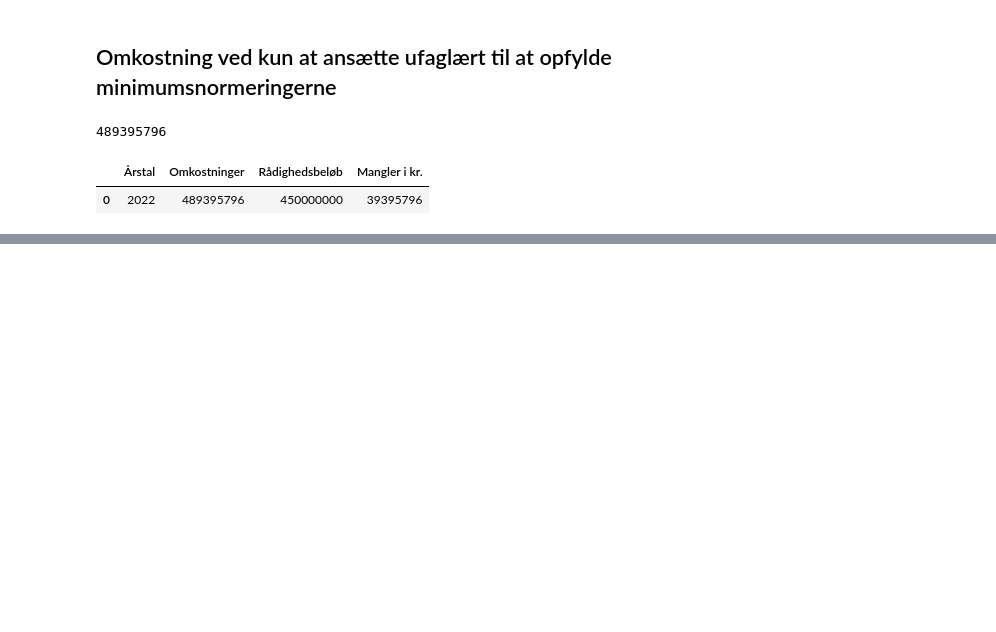
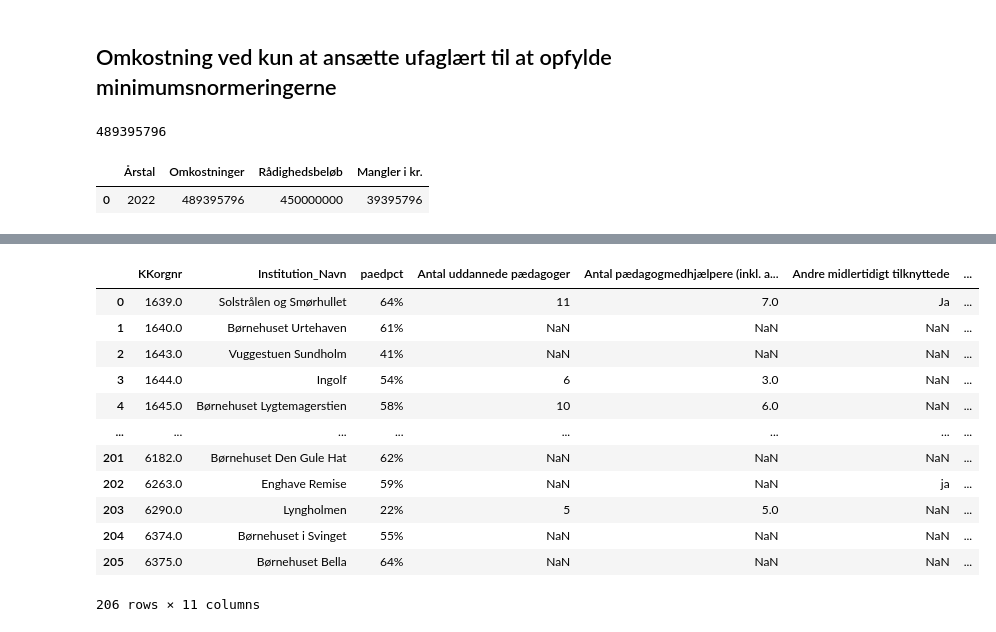
Before and after one commit to MariaSilke/DO21Eksamen, a Jupyter notebook: Normeringer i Københavns Kommune.ipynb, the cells around one changed output, grey strips where cells are left out. Saved outputs shown, nothing was run; the diff lists cells and outputs as text; code cells hidden in the pictures; blank space fills up the shorter version.

```diff
--- a/Normeringer i Københavns Kommune.ipynb
+++ b/Normeringer i Københavns Kommune.ipynb
@@ -536,0 +1240,18 @@ omkost1
+# %%
+# Ændrer navnet på nogle af kolonnerne
+dfInst.rename(columns = {'Andel af pæd personale, der er uddannet 2020' : 'paedpct', 'Børn pr. voksen (rundet op)' : 'Normering'}, inplace = True)
+dfInst
+# %% [output]
+|  | KKorgnr | Institution_Navn | paedpct | Antal uddannede pædagoger | Antal pædagogmedhjælpere (inkl. a... | Andre midlertidigt tilknyttede | ... |
+| 0 | 1639.0 | Solstrålen og Smørhullet | 64% | 11 | 7.0 | Ja | ... |
+| 1 | 1640.0 | Børnehuset Urtehaven | 61% | NaN | NaN | NaN | ... |
+| 2 | 1643.0 | Vuggestuen Sundholm | 41% | NaN | NaN | NaN | ... |
+| 3 | 1644.0 | Ingolf | 54% | 6 | 3.0 | NaN | ... |
+| 4 | 1645.0 | Børnehuset Lygtemagerstien | 58% | 10 | 6.0 | NaN | ... |
+| ... | ... | ... | ... | ... | ... | ... | ... |
+| 201 | 6182.0 | Børnehuset Den Gule Hat | 62% | NaN | NaN | NaN | ... |
+| 202 | 6263.0 | Enghave Remise | 59% | NaN | NaN | ja | ... |
+| 203 | 6290.0 | Lyngholmen | 22% | 5 | 5.0 | NaN | ... |
+| 204 | 6374.0 | Børnehuset i Svinget | 55% | NaN | NaN | NaN | ... |
+| 205 | 6375.0 | Børnehuset Bella | 64% | NaN | NaN | NaN | ... |
+206 rows × 11 columns
```
Also changed, not shown: parts of 19 cells of this notebook.
